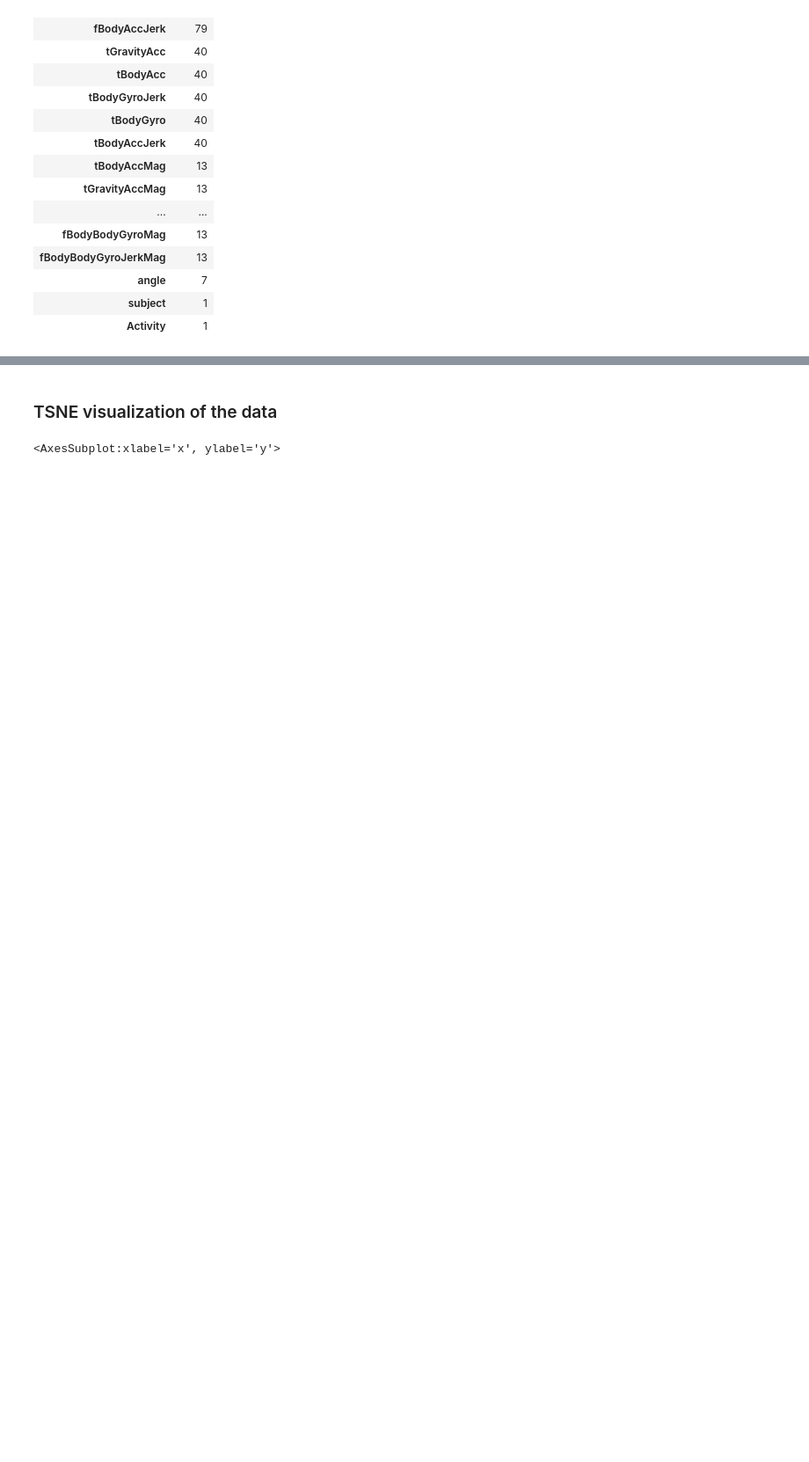
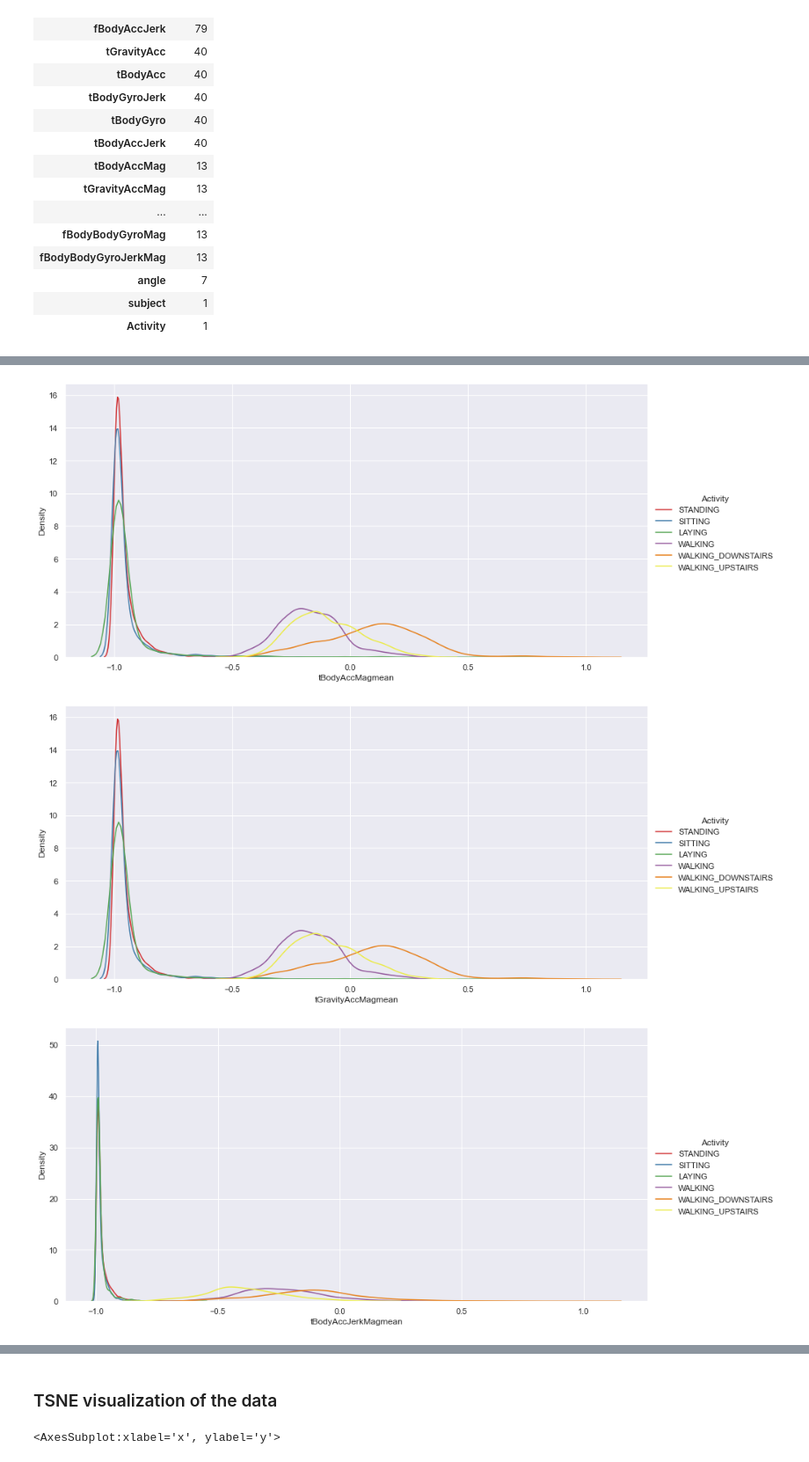
Before and after one commit to Ry3nG/SC1015-Project-Smartphone-Sensor-Privacy-Leak, a Jupyter notebook: project_main.ipynb, the cells around one changed output, grey strips where cells are left out. Shown at 88% size. Saved outputs shown, nothing was run; the diff lists cells and outputs as text; code cells hidden in the pictures; blank space fills up the shorter version.

```diff
--- a/project_main.ipynb
+++ b/project_main.ipynb
@@ -179,0 +206,6 @@ for col in df_total.columns]), orient='index').rename(columns=
+# %%
+### The 13 chosen variables
+explore_data = pd.DataFrame(df_total[["tBodyAccMagmean", "tGravityAccMagmean", "tBodyAccJerkMagmean",
+"tBodyGyroMagmean", "tBodyGyroJerkMagmean", "fBodyAccMagmean", "fBodyAccMagmeanFreq","fBodyBodyAccJerkMagmean",
+"fBodyBodyAccJerkMagmeanFreq","fBodyBodyGyroMagmean","fBodyBodyGyroMagmeanFreq","fBodyBodyGyroJerkMagmean","fBodyBodyGyroJerkMagmeanFreq"]])
+explore_data
@@ -179,0 +226,13 @@ for col in df_total.columns]), orient='index').rename(columns=
+# %%
+### 这个太长了，你们看看要不要？
+def plotDist(something):
+    sb.set_palette("Set1", desat=0.80)
+    facetgrid = sb.FacetGrid(df_total, hue='Activity', height=6,aspect=2)
+    facetgrid.map(sb.distplot,something, hist=False).add_legend()
+    plt.show()
+for x in explore_data:
+    plotDist(x)
+# %% [output]
+[figure, added]
+[figure, added]
+[figure, added]
```
Also changed, not shown: parts of 11 cells of this notebook.
